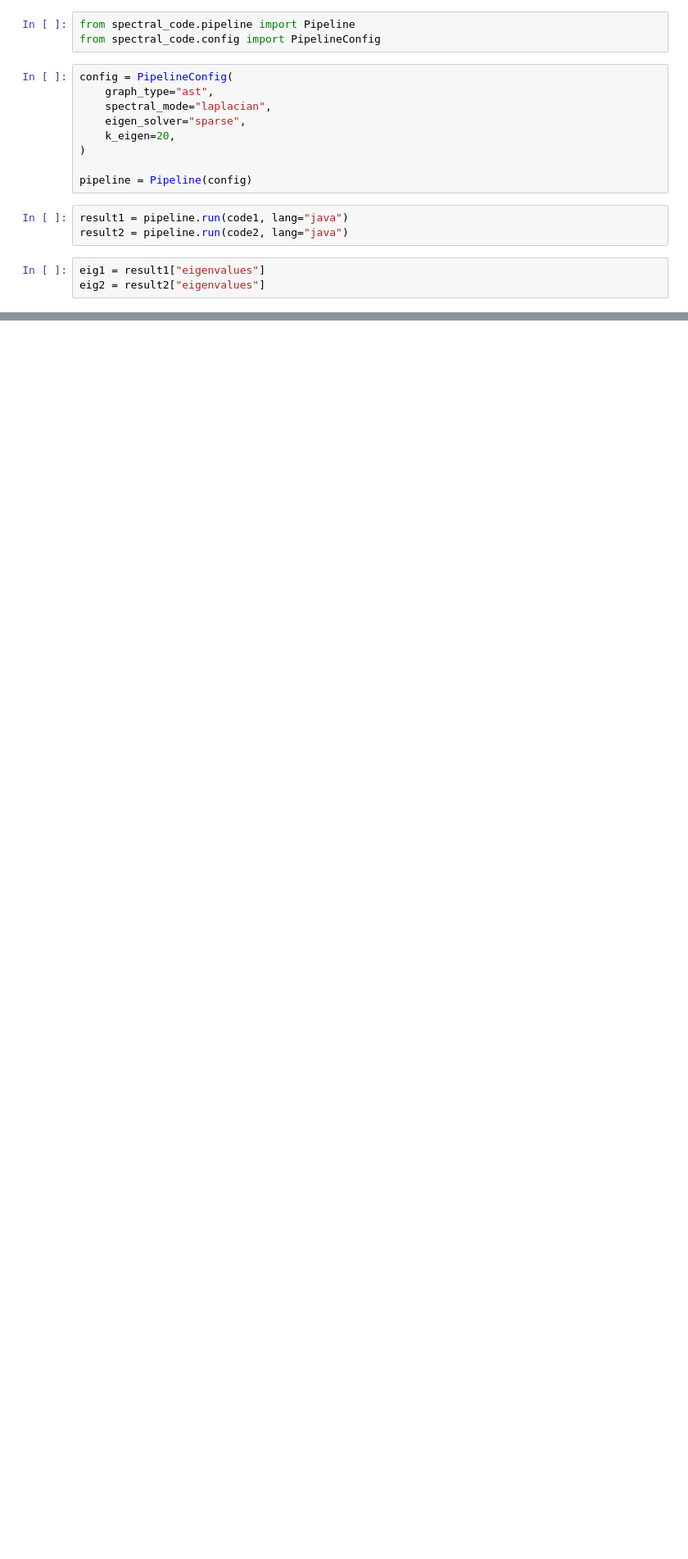
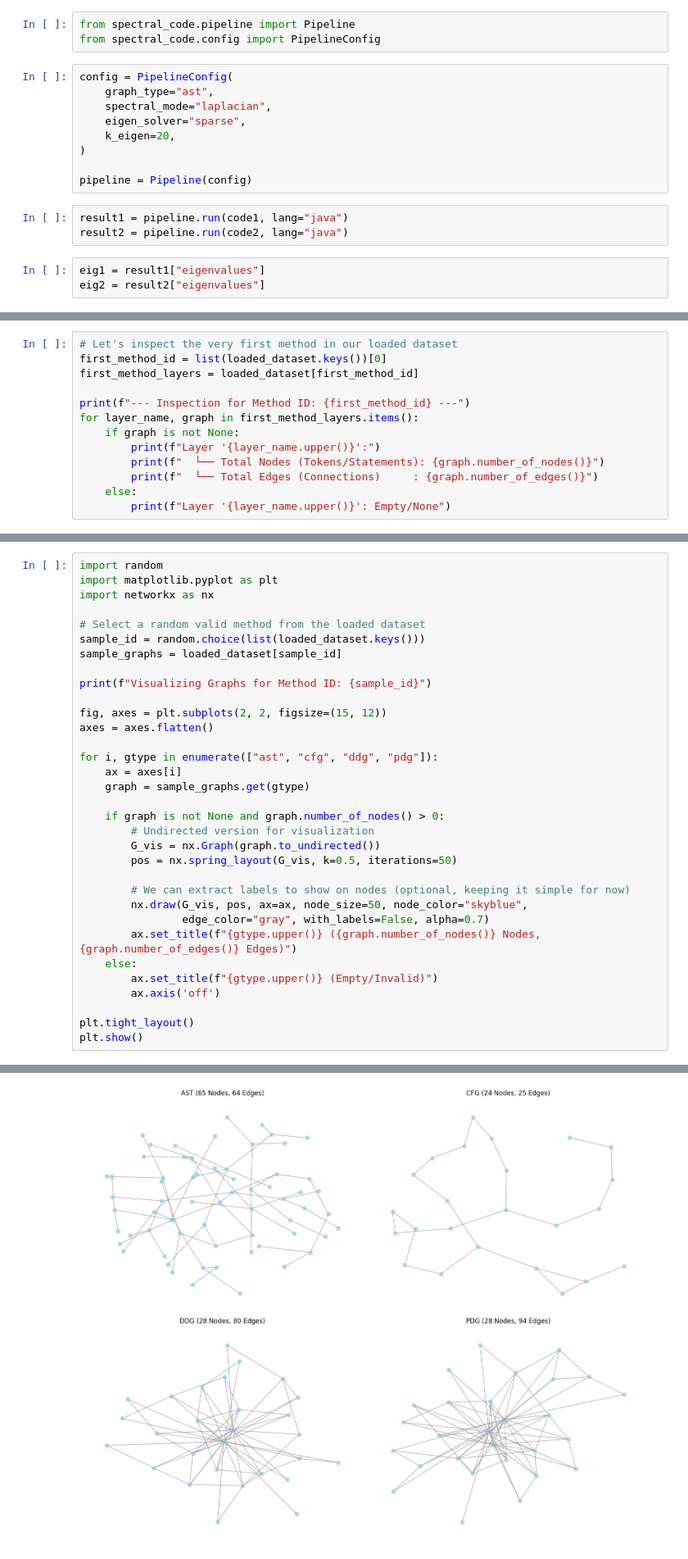
Before and after one commit to Knowledge4Software/Spectral-Software, a Jupyter notebook: experiment.ipynb, the cells around one changed output, grey strips where cells are left out. Shown at 82% size. Saved outputs shown, nothing was run; the diff lists cells and outputs as text; blank space fills up the shorter version.

Commit message:
Refactor: cleanup workspace, update notebook visualizations, and modify dataset extraction

```diff
--- a/experiment.ipynb
+++ b/experiment.ipynb
@@ -82,0 +171,13 @@ Ground truth label: 0
+# %%
+# Let's inspect the very first method in our loaded dataset
+first_method_id = list(loaded_dataset.keys())[0]
+first_method_layers = loaded_dataset[first_method_id]
+
+print(f"--- Inspection for Method ID: {first_method_id} ---")
+for layer_name, graph in first_method_layers.items():
+    if graph is not None:
+        print(f"Layer '{layer_name.upper()}':")
+        print(f"  └── Total Nodes (Tokens/Statements): {graph.number_of_nodes()}")
+        print(f"  └── Total Edges (Connections)     : {graph.number_of_edges()}")
+    else:
+        print(f"Layer '{layer_name.upper()}': Empty/None")
@@ -82,0 +202,34 @@ Ground truth label: 0
+# %%
+import random
+import matplotlib.pyplot as plt
+import networkx as nx
+
+# Select a random valid method from the loaded dataset
+sample_id = random.choice(list(loaded_dataset.keys()))
+sample_graphs = loaded_dataset[sample_id]
+
+print(f"Visualizing Graphs for Method ID: {sample_id}")
+
+fig, axes = plt.subplots(2, 2, figsize=(15, 12))
+axes = axes.flatten()
+
+for i, gtype in enumerate(["ast", "cfg", "ddg", "pdg"]):
+    ax = axes[i]
+    graph = sample_graphs.get(gtype)
+
+    if graph is not None and graph.number_of_nodes() > 0:
+        # Undirected version for visualization
+        G_vis = nx.Graph(graph.to_undirected())
+        pos = nx.spring_layout(G_vis, k=0.5, iterations=50)
+
+        # We can extract labels to show on nodes (optional, keeping it simple for now)
+        nx.draw(G_vis, pos, ax=ax, node_size=50, node_color="skyblue",
+                edge_color="gray", with_labels=False, alpha=0.7)
+        ax.set_title(f"{gtype.upper()} ({graph.number_of_nodes()} Nodes, {graph.number_of_edges()} Edges)")
+    else:
+        ax.set_title(f"{gtype.upper()} (Empty/Invalid)")
+        ax.axis('off')
+
+plt.tight_layout()
+plt.show()
+# %% [output]
@@ -82,0 +237 @@ Ground truth label: 0
+[figure, added]
```
Also changed, not shown: parts of 9 cells of this notebook, 11 other files.
